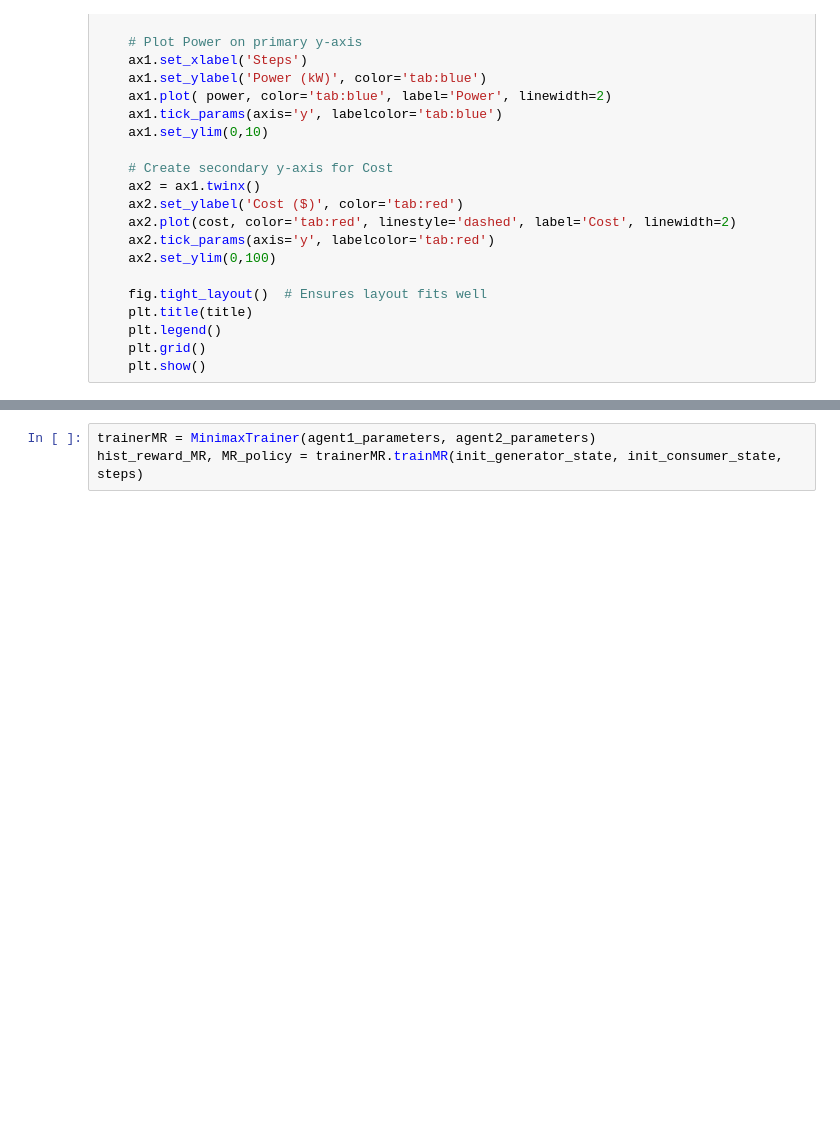
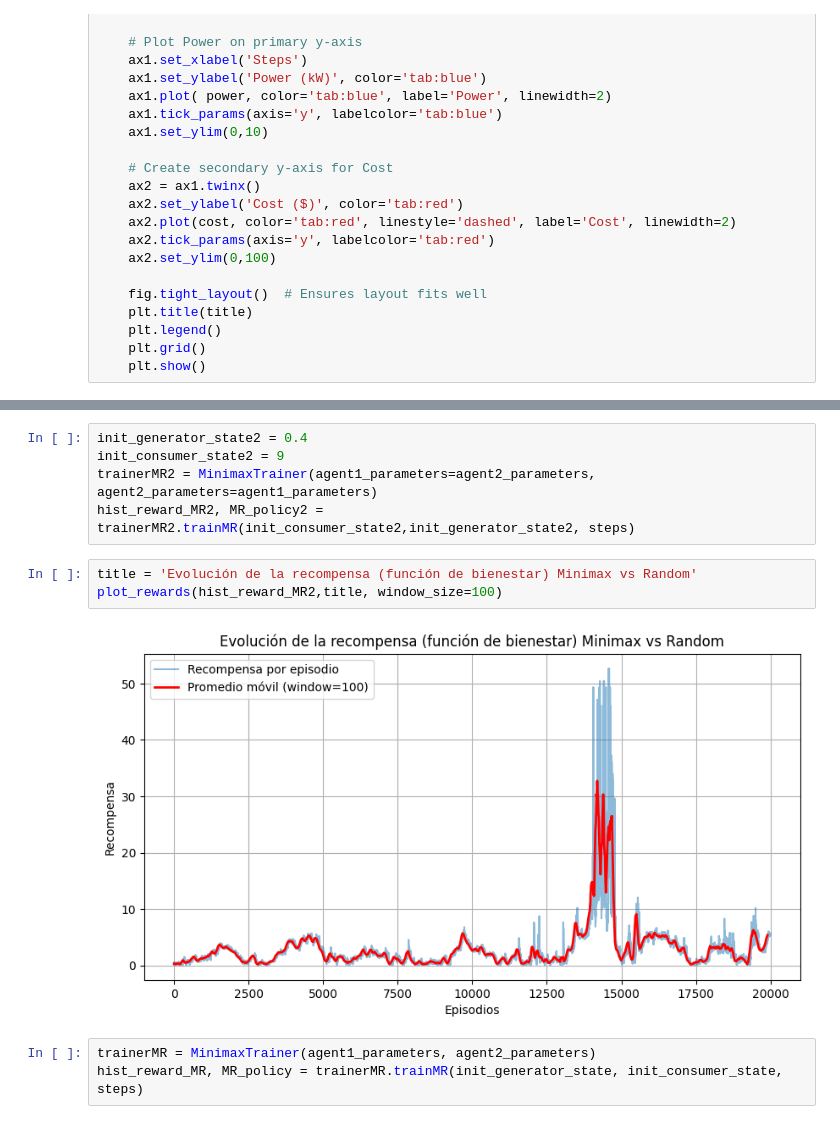
Before and after one commit to juanpabmedina/master_thesis, a Jupyter notebook: algorithms/p2p_game/p2p_energy_trading.ipynb, the cells around one changed output, grey strips where cells are left out. Cells and saved outputs as stored; diff of their text form; blank space fills up the shorter version.

```diff
--- a/algorithms/p2p_game/p2p_energy_trading.ipynb
+++ b/algorithms/p2p_game/p2p_energy_trading.ipynb
@@ -103,3 +123,13 @@ init_consumer_state = 2
+# %%
+init_generator_state2 = 0.4
+init_consumer_state2 = 9
+trainerMR2 = MinimaxTrainer(agent1_parameters=agent2_parameters, agent2_parameters=agent1_parameters)
+hist_reward_MR2, MR_policy2 = trainerMR2.trainMR(init_consumer_state2,init_generator_state2, steps)
+# %%
+title = 'Evolución de la recompensa (función de bienestar) Minimax vs Random'
+plot_rewards(hist_reward_MR2,title, window_size=100)
+# %% [output]
+[figure, added]
 # %%
 trainerMR = MinimaxTrainer(agent1_parameters, agent2_parameters)
 hist_reward_MR, MR_policy = trainerMR.trainMR(init_generator_state, init_consumer_state, steps)
```
Also changed, not shown: parts of 10 cells of this notebook, 4 other files.
